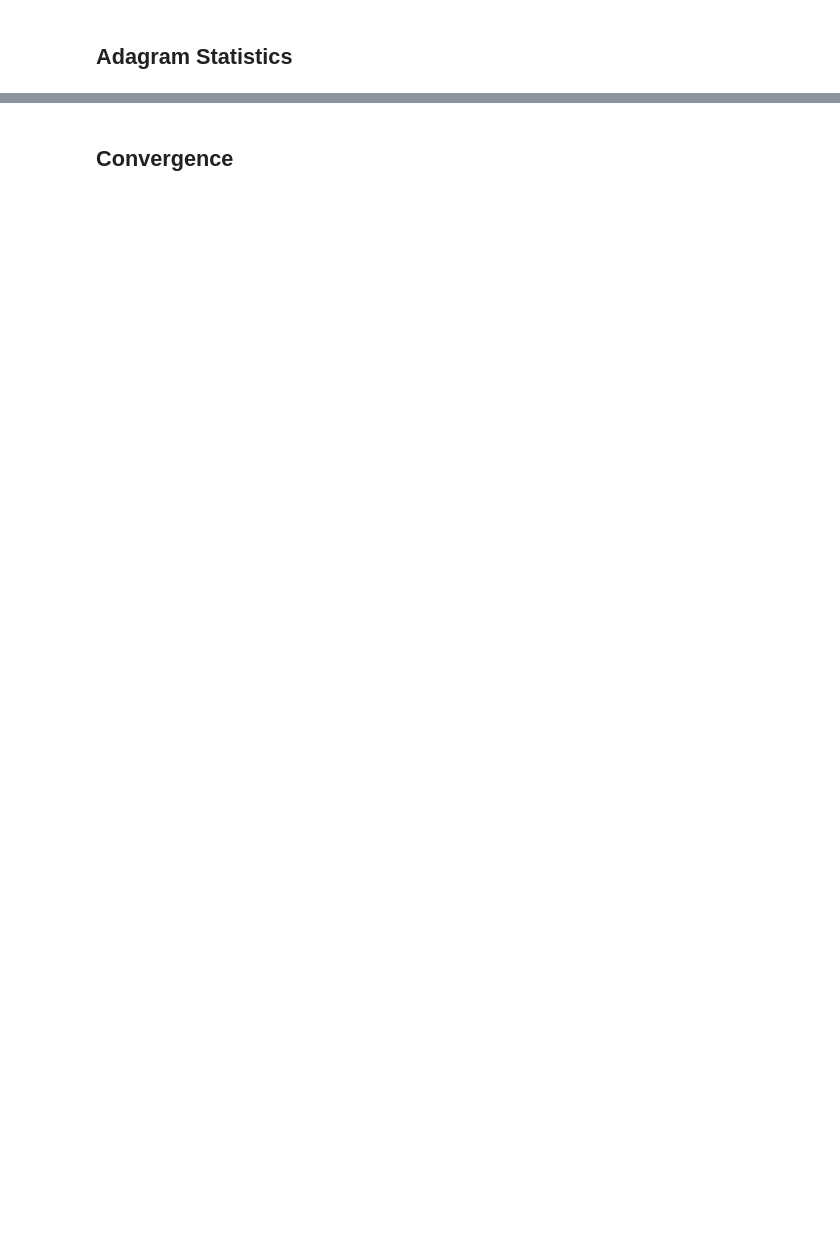
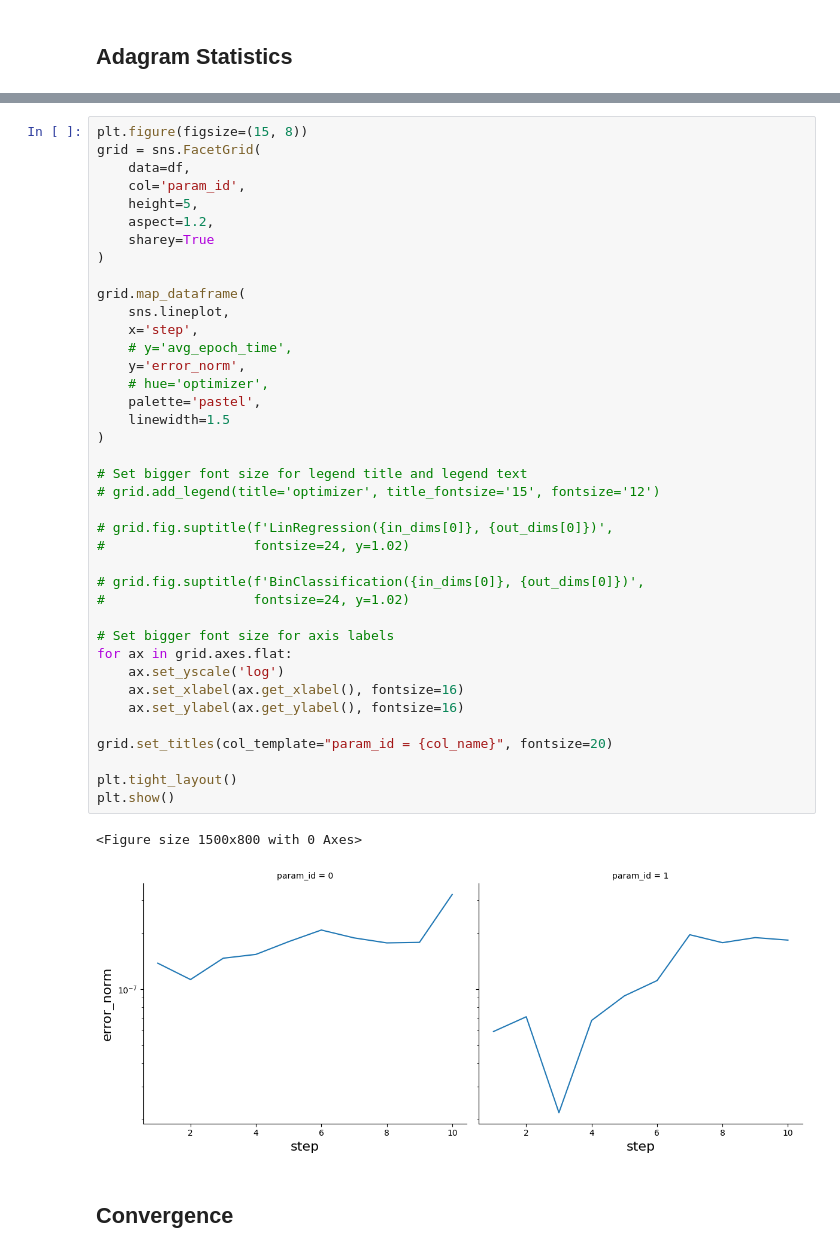
Before and after one commit to tnmtvv/AdaGram, a Jupyter notebook: notebooks/gram_tests.ipynb, the cells around one changed output, grey strips where cells are left out. Saved outputs shown, nothing was run; the diff lists cells and outputs as text; blank space fills up the shorter version.

```diff
--- a/notebooks/gram_tests.ipynb
+++ b/notebooks/gram_tests.ipynb
@@ -283,3 +495,45 @@ for method in methods:
+# %%
+plt.figure(figsize=(15, 8))
+grid = sns.FacetGrid(
+    data=df,
+    col='param_id',
+    height=5,
+    aspect=1.2,
+    sharey=True
+)
+
+grid.map_dataframe(
+    sns.lineplot,
+    x='step',
+    # y='avg_epoch_time',
+    y='error_norm',
+    # hue='optimizer',
+    palette='pastel',
+    linewidth=1.5
+)
+
+# Set bigger font size for legend title and legend text
+# grid.add_legend(title='optimizer', title_fontsize='15', fontsize='12')
+
+# grid.fig.suptitle(f'LinRegression({in_dims[0]}, {out_dims[0]})',
+#                   fontsize=24, y=1.02)
+
+# grid.fig.suptitle(f'BinClassification({in_dims[0]}, {out_dims[0]})',
+#                   fontsize=24, y=1.02)
+
+# Set bigger font size for axis labels
+for ax in grid.axes.flat:
+    ax.set_yscale('log')
+    ax.set_xlabel(ax.get_xlabel(), fontsize=16)
+    ax.set_ylabel(ax.get_ylabel(), fontsize=16)
+
+grid.set_titles(col_template="param_id = {col_name}", fontsize=20)
+
+plt.tight_layout()
+plt.show()
+# %% [output]
+<Figure size 1500x800 with 0 Axes>
+[figure, added]
 # %% [markdown]
 ## Convergence
 # %%
```
Also changed, not shown: parts of 12 cells of this notebook, 5 other files.
